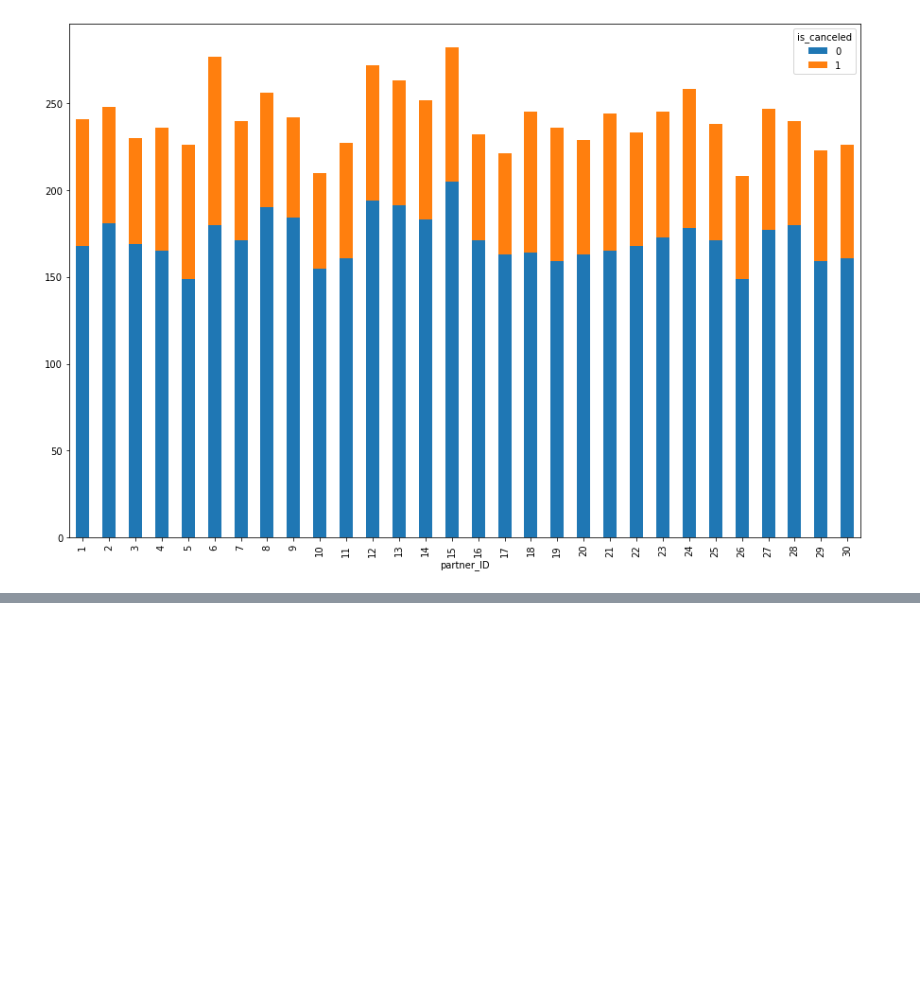
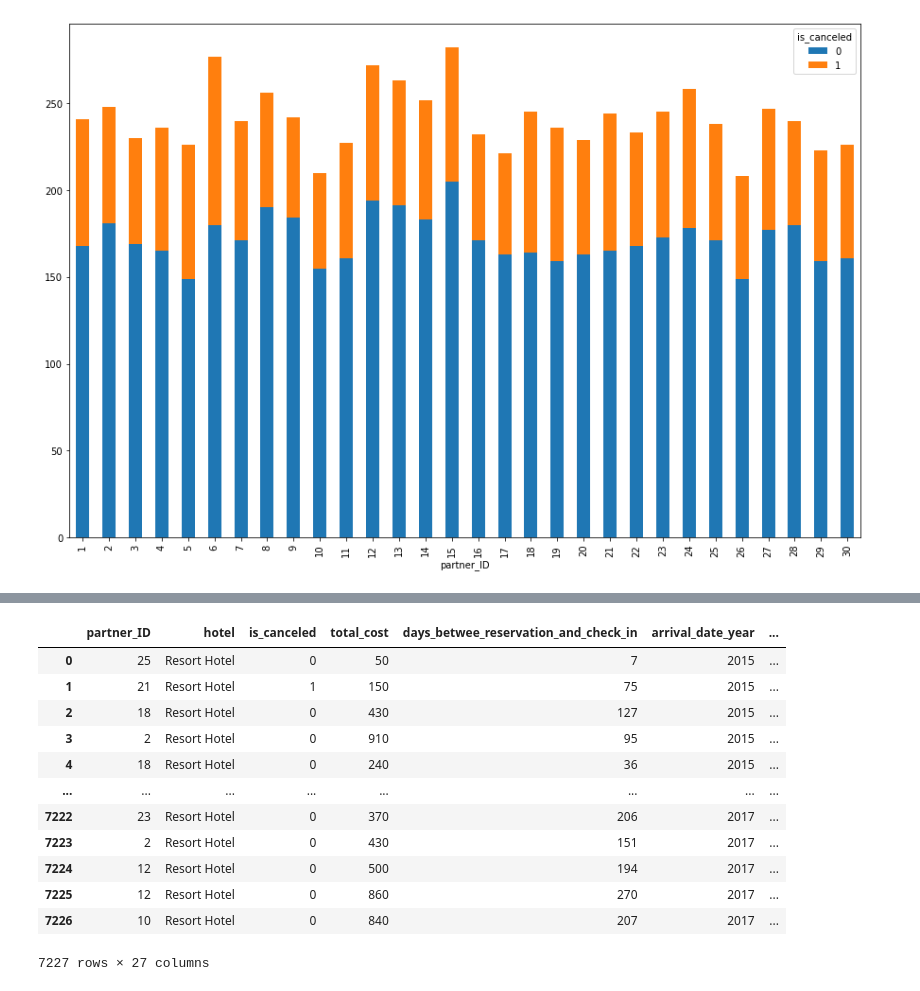
Before and after one commit to Sushila-Phogat/CE888, a Jupyter notebook: Profusion_hotel_booking.ipynb, the cells around one changed output, grey strips where cells are left out. Saved outputs shown, nothing was run; the diff lists cells and outputs as text; code cells hidden in the pictures; blank space fills up the shorter version.

```diff
--- a/Profusion_hotel_booking.ipynb
+++ b/Profusion_hotel_booking.ipynb
@@ -147,0 +165,27 @@ sns.catplot(
+# %%
+from sklearn.preprocessing import LabelEncoder
+# convert a string variable to a categorical one
+df[["arrival_date_month"]] = df[["arrival_date_month"]].apply(LabelEncoder().fit_transform)
+df[["meal_booked"]] = df[["meal_booked"]].apply(LabelEncoder().fit_transform)
+df[["market_segment"]] = df[["market_segment"]].apply(LabelEncoder().fit_transform)
+df[["distribution_channel"]] = df[["distribution_channel"]].apply(LabelEncoder().fit_transform)
+df[["reserved_room_type"]] = df[["reserved_room_type"]].apply(LabelEncoder().fit_transform)
+df[["assigned_room_type"]] = df[["assigned_room_type"]].apply(LabelEncoder().fit_transform)
+df[["reservation_status"]] = df[["reservation_status"]].apply(LabelEncoder().fit_transform)
+df[["reservation_status_date"]] = df[["reservation_status_date"]].apply(LabelEncoder().fit_transform)
+
+df
+# %% [output]
+|  | partner_ID | hotel | is_canceled | total_cost | days_betwee_reservation_and_check_in | arrival_date_year | ... |
+| 0 | 25 | Resort Hotel | 0 | 50 | 7 | 2015 | ... |
+| 1 | 21 | Resort Hotel | 1 | 150 | 75 | 2015 | ... |
+| 2 | 18 | Resort Hotel | 0 | 430 | 127 | 2015 | ... |
+| 3 | 2 | Resort Hotel | 0 | 910 | 95 | 2015 | ... |
+| 4 | 18 | Resort Hotel | 0 | 240 | 36 | 2015 | ... |
+| ... | ... | ... | ... | ... | ... | ... | ... |
+| 7222 | 23 | Resort Hotel | 0 | 370 | 206 | 2017 | ... |
+| 7223 | 2 | Resort Hotel | 0 | 430 | 151 | 2017 | ... |
+| 7224 | 12 | Resort Hotel | 0 | 500 | 194 | 2017 | ... |
+| 7225 | 12 | Resort Hotel | 0 | 860 | 270 | 2017 | ... |
+| 7226 | 10 | Resort Hotel | 0 | 840 | 207 | 2017 | ... |
+7227 rows × 27 columns
```
Also changed, not shown: parts of 10 cells of this notebook.
